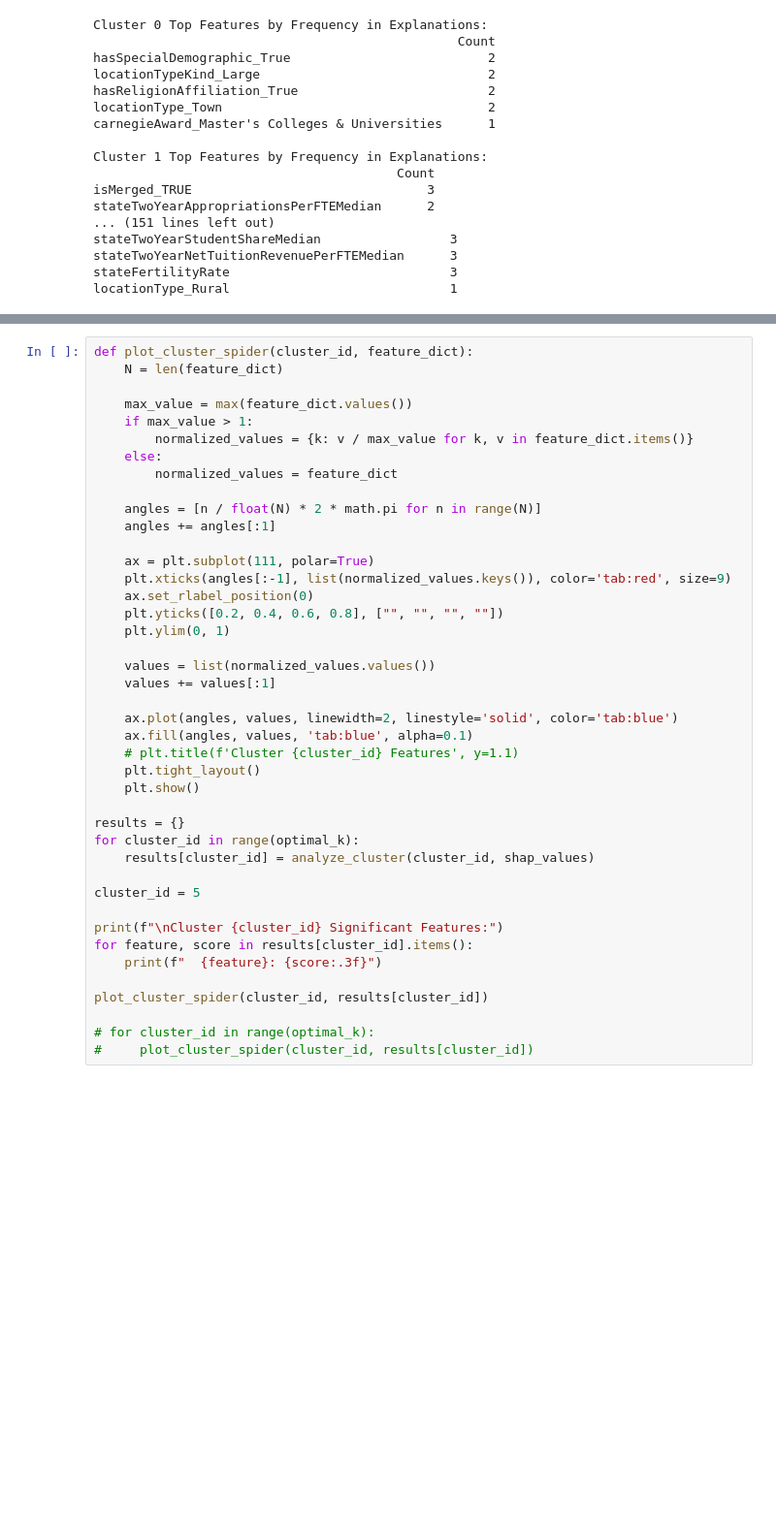
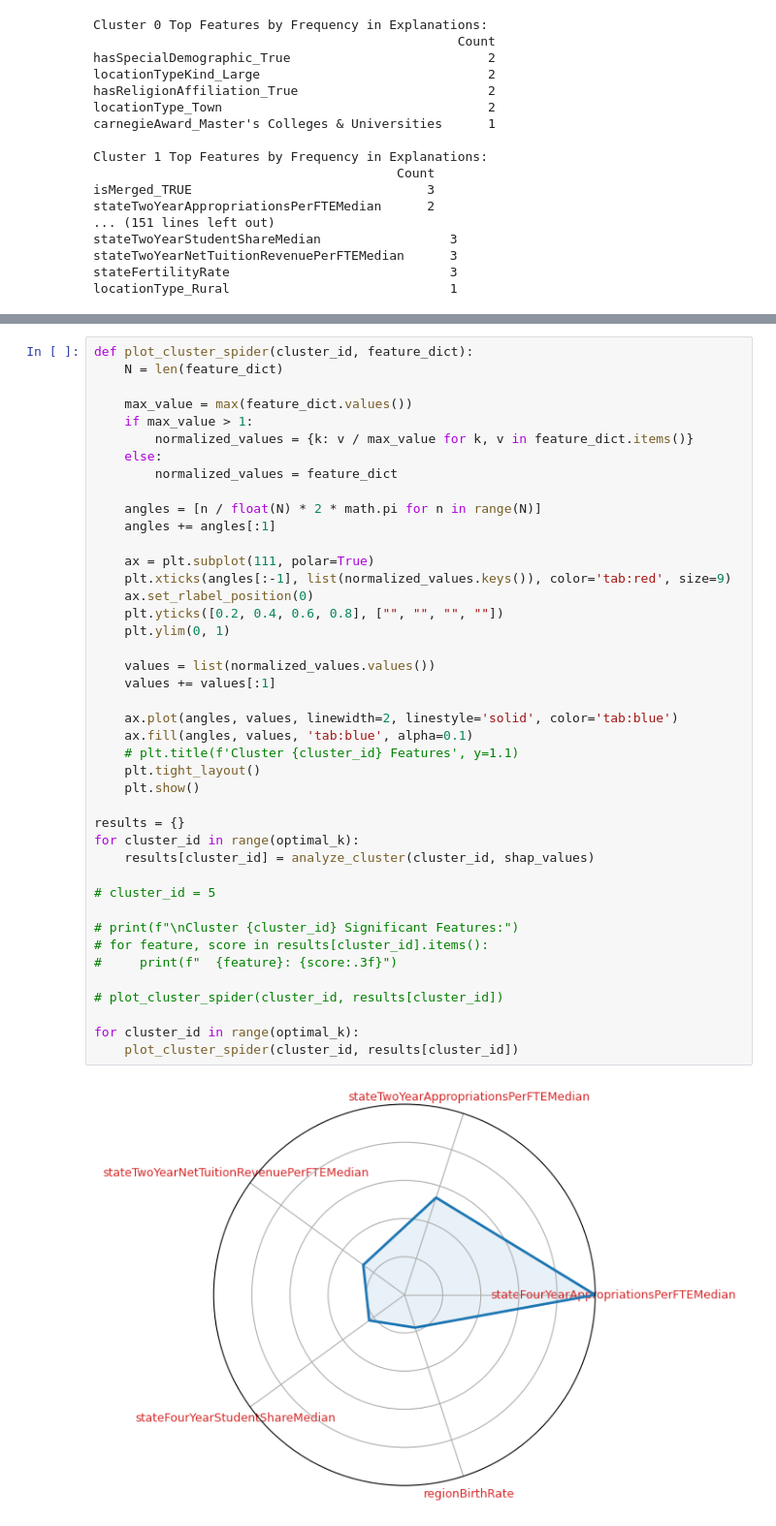
Before and after one commit to SepehrAkbari/enrollment-cliff, a Jupyter notebook: data/analysis.ipynb, the cells around one changed output, grey strips where cells are left out. Shown at 97% size. Saved outputs shown, nothing was run; the diff lists cells and outputs as text; blank space fills up the shorter version.

```diff
--- a/data/analysis.ipynb
+++ b/data/analysis.ipynb
@@ -896,37 +909,38 @@ def plot_cluster_spider(cluster_id, feature_dict):
         normalized_values = {k: v / max_value for k, v in feature_dict.items()}
     else:
         normalized_values = feature_dict
 
     angles = [n / float(N) * 2 * math.pi for n in range(N)]
     angles += angles[:1]
 
     ax = plt.subplot(111, polar=True)
     plt.xticks(angles[:-1], list(normalized_values.keys()), color='tab:red', size=9)
     ax.set_rlabel_position(0)
     plt.yticks([0.2, 0.4, 0.6, 0.8], ["", "", "", ""])
     plt.ylim(0, 1)
 
     values = list(normalized_values.values())
     values += values[:1]
 
     ax.plot(angles, values, linewidth=2, linestyle='solid', color='tab:blue')
     ax.fill(angles, values, 'tab:blue', alpha=0.1)
     # plt.title(f'Cluster {cluster_id} Features', y=1.1)
     plt.tight_layout()
     plt.show()
 
 results = {}
 for cluster_id in range(optimal_k):
     results[cluster_id] = analyze_cluster(cluster_id, shap_values)
 
-cluster_id = 5
+# cluster_id = 5
 
-print(f"\nCluster {cluster_id} Significant Features:")
-for feature, score in results[cluster_id].items():
-    print(f"  {feature}: {score:.3f}")
+# print(f"\nCluster {cluster_id} Significant Features:")
+# for feature, score in results[cluster_id].items():
+#     print(f"  {feature}: {score:.3f}")
 
-plot_cluster_spider(cluster_id, results[cluster_id])
+# plot_cluster_spider(cluster_id, results[cluster_id])
 
-# for cluster_id in range(optimal_k):
-#     plot_cluster_spider(cluster_id, results[cluster_id])
+for cluster_id in range(optimal_k):
+    plot_cluster_spider(cluster_id, results[cluster_id])
 # %% [output]
+[figure, new version]
```
Also changed, not shown: parts of 10 cells of this notebook, 12 other files.
